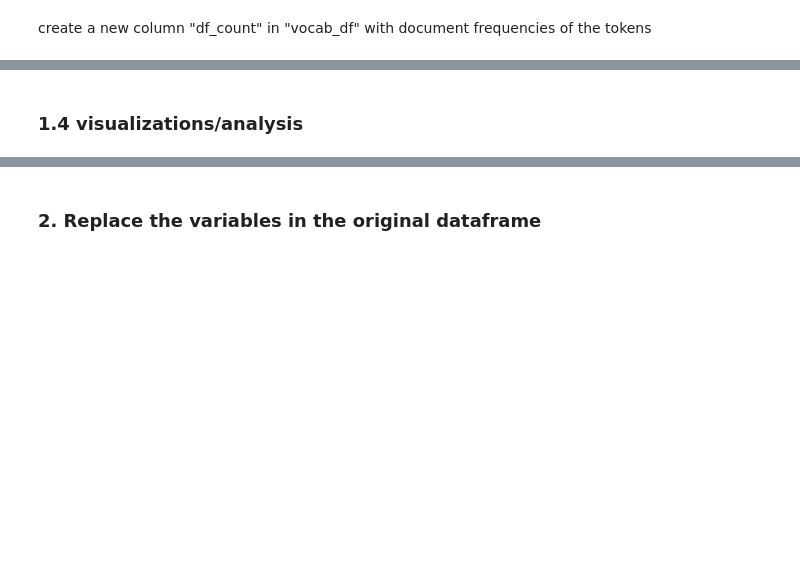
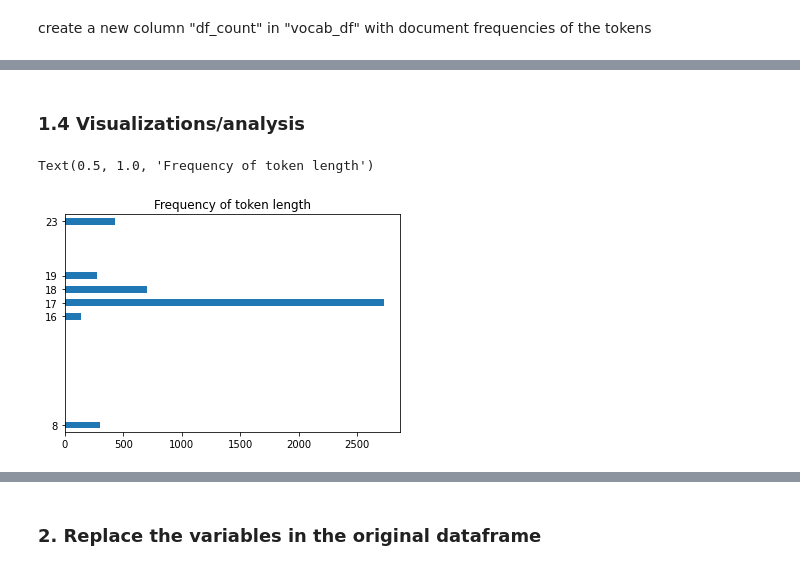
Before and after one commit to alluri1/tests-compression, a Jupyter notebook: notebooks/Identify variables.ipynb, the cells around one changed output, grey strips where cells are left out. Drawn from its saved outputs; the diff is of its cells as text; code cells hidden in the pictures; blank space fills up the shorter version.

```diff
--- a/notebooks/Identify variables.ipynb
+++ b/notebooks/Identify variables.ipynb
@@ -151,2 +171,2 @@ variables[:10]
 # %% [markdown]
-### 1.4 visualizations/analysis
+### 1.4 Visualizations/analysis
@@ -152,0 +176,7 @@ variables[:10]
+# %%
+df["token_length"]= df["tokens"].apply(lambda x:len(x))
+df["token_length"].value_counts().plot(kind="barh")
+plt.title("Frequency of token length")
+# %% [output]
+Text(0.5, 1.0, 'Frequency of token length')
+[figure, added]
```
Also changed, not shown: parts of 17 cells of this notebook, 2 other files.
